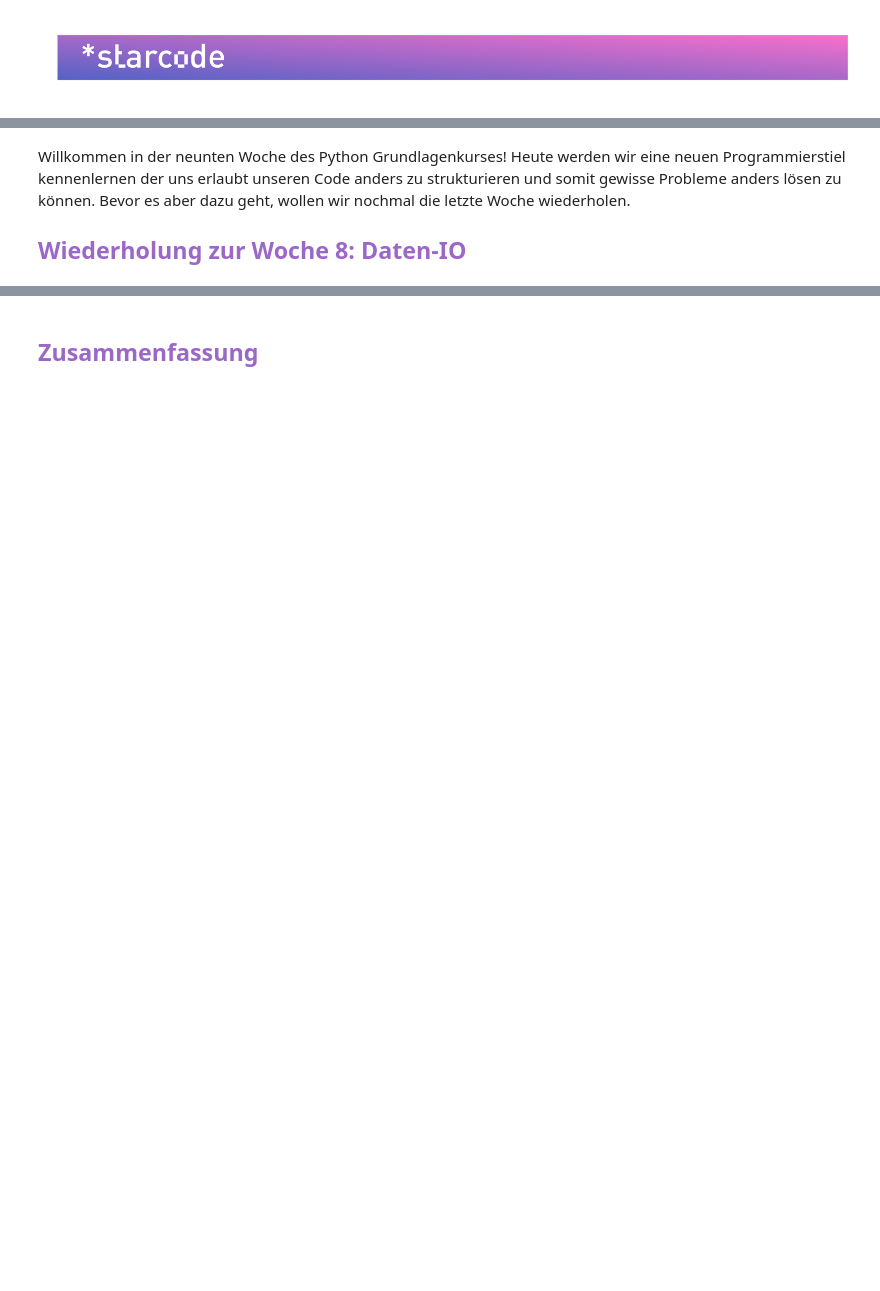
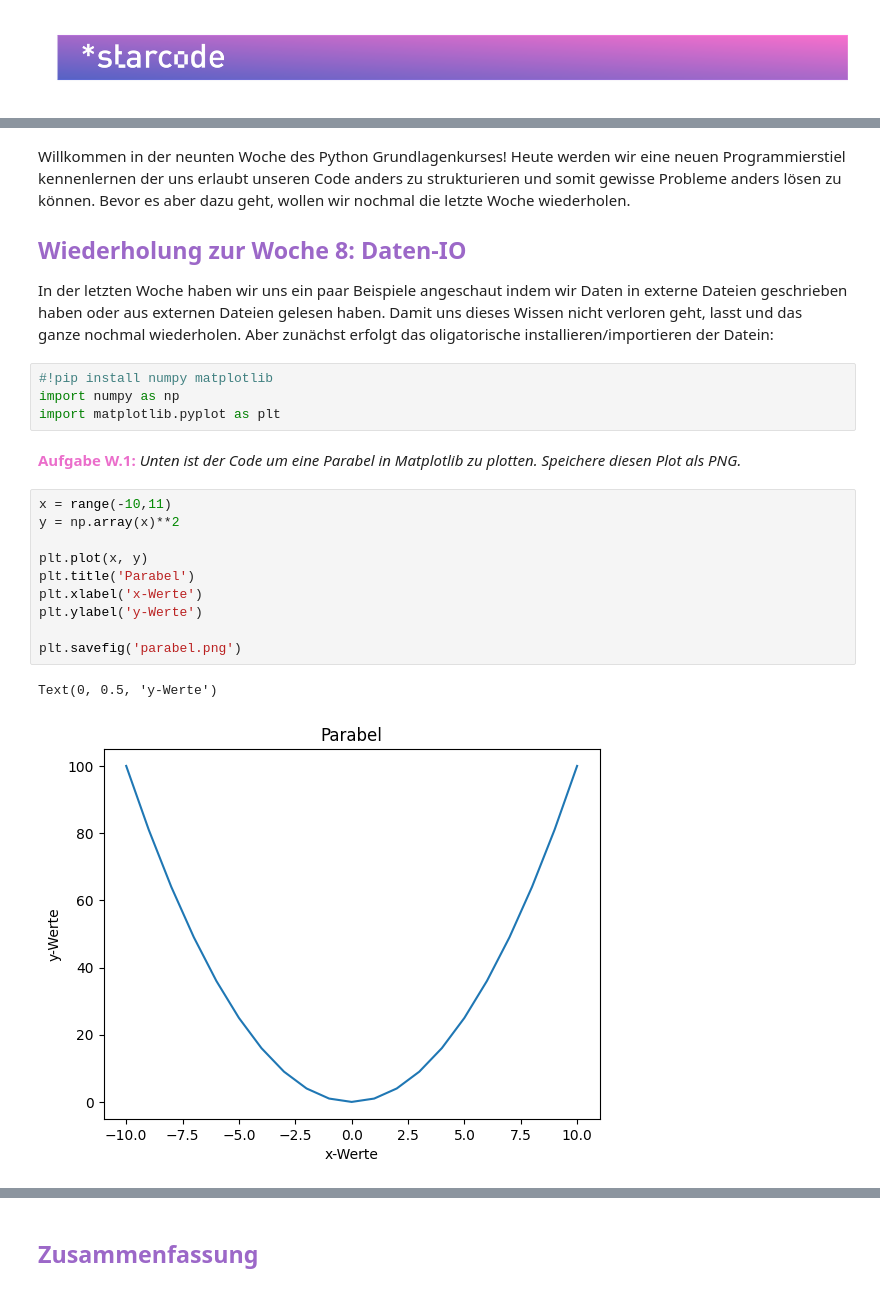
Before and after one commit to starcodecourses/Python-Grundlagen, a Jupyter notebook: python_grundlagen_woche_09.ipynb, the cells around one changed output, grey strips where cells are left out. Cells and saved outputs as stored; diff of their text form; blank space fills up the shorter version.

```diff
--- a/python_grundlagen_woche_09.ipynb
+++ b/python_grundlagen_woche_09.ipynb
@@ -7,3 +7,24 @@
 Willkommen in der neunten Woche des Python Grundlagenkurses! Heute werden wir eine neuen Programmierstiel kennenlernen der uns erlaubt unseren Code anders zu strukturieren und somit gewisse Probleme anders lösen zu können. Bevor es aber dazu geht, wollen wir nochmal die letzte Woche wiederholen.
 
 ## <span style="color: #9C68C8;">Wiederholung zur Woche 8: Daten-IO</span>
+
+In der letzten Woche haben wir uns ein paar Beispiele angeschaut indem wir Daten in externe Dateien geschrieben haben oder aus externen Dateien gelesen haben. Damit uns dieses Wissen nicht verloren geht, lasst und das ganze nochmal wiederholen. Aber zunächst erfolgt das oligatorische installieren/importieren der Datein:
+# %%
+#!pip install numpy matplotlib
+import numpy as np
+import matplotlib.pyplot as plt
+# %% [markdown]
+**<span style="color: #EB6ECB;">Aufgabe W.1:</span>** *Unten ist der Code um eine Parabel in Matplotlib zu plotten. Speichere diesen Plot als PNG.*
+# %%
+x = range(-10,11)
+y = np.array(x)**2
+
+plt.plot(x, y)
+plt.title('Parabel')
+plt.xlabel('x-Werte')
+plt.ylabel('y-Werte')
+
+plt.savefig('parabel.png')
+# %% [output]
+Text(0, 0.5, 'y-Werte')
+[figure, added]
```
Also changed, not shown: parts of 46 cells of this notebook, 2 other files.
